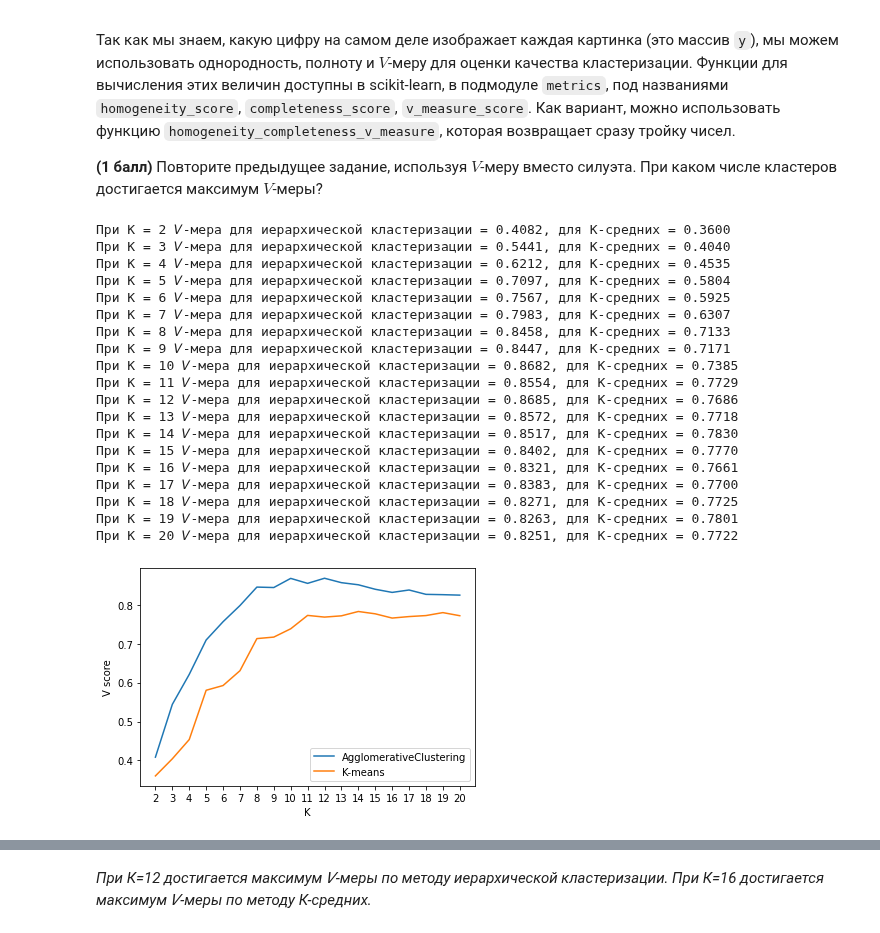
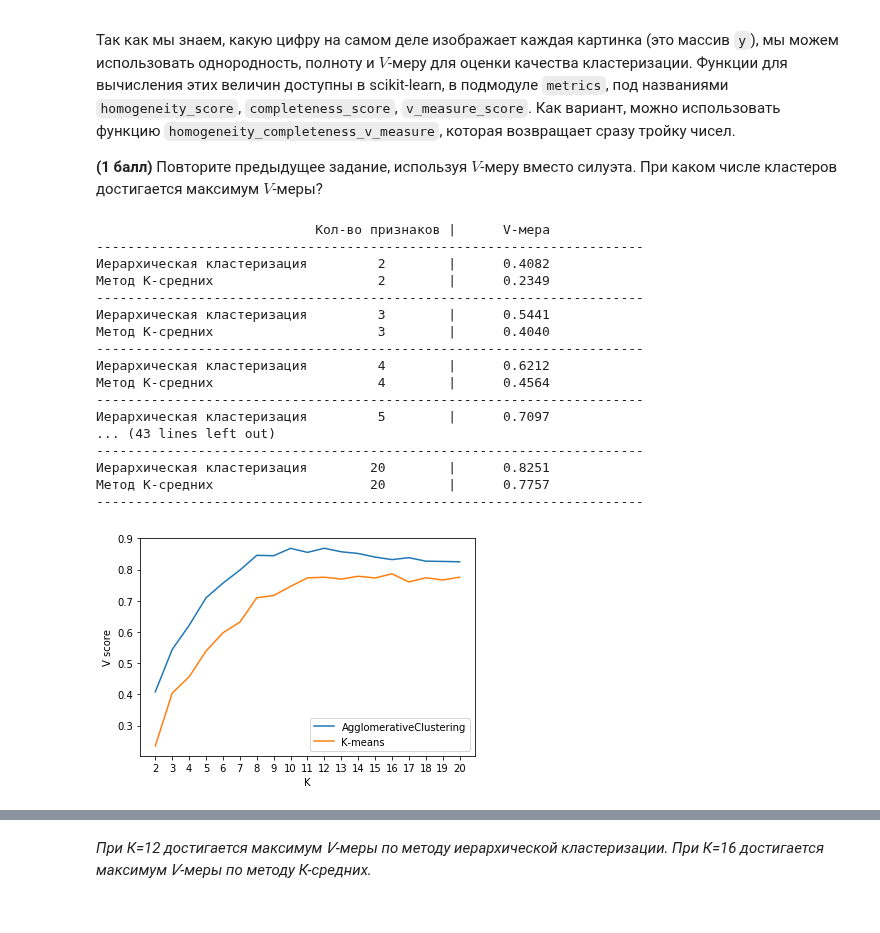
Before and after one commit to kinkpunk/ml-intro, a Jupyter notebook: 7_clustering/clustering.ipynb, the cells around one changed output, grey strips where cells are left out. Saved outputs shown, nothing was run; the diff lists cells and outputs as text; code cells hidden in the pictures.

```diff
--- a/7_clustering/clustering.ipynb
+++ b/7_clustering/clustering.ipynb
@@ -145,15 +148,22 @@ $$
 - Чтобы добавить легенду (подписи к графикам), можно воспользоваться функцией `plt.legend`. Местоположение легенды контролируется параметром `loc`.
 - Чтобы подписать координатные оси, можно воспользоваться функциями `plt.xlabel` и `plt.ylabel`.
 # %%
-cluster_agg_plot = []
-cluster_k_plot = []
+silhouette_agg = []
+silhouette_k = []
+print('                            Кол-во признаков | "Silhouette score"')
+print('-'*70)
 for i in range(2,21):
     clustering_k = KMeans(n_clusters=i, n_init=10)
     clustering_k.fit(X)
     clustering_agg = AgglomerativeClustering(n_clusters=i)
     clustering_agg.fit(X)
-    cluster_agg_plot.append(silhouette_score(X, clustering_agg.labels_))
-    cluster_k_plot.append(silhouette_score(X, clustering_k.labels_))
-    print('При K = {} "silhouette" для иерархической кластеризации = {:.4f}, для K средних = {:.4f}'.format(i, silhouette_score(X, clustering_agg.labels_)
-                                                  ,silhouette_score(X, clustering_k.labels_)))
+    silhouette_agg.append(silhouette_score(X, clustering_agg.labels_))
+    silhouette_k.append(silhouette_score(X, clustering_k.labels_))
+    #print('При K = {} "silhouette" для иерархической кластеризации = {:.4f}, для K средних = {:.4f}'.
+    #      format(i, silhouette_score(X, clustering_agg.labels_), silhouette_score(X, clustering_k.labels_)))
+    print("""Иерархическая кластеризация {:^17}| {:^17.4f}""".
+          format(i, silhouette_score(X, clustering_agg.labels_), silhouette_score(X, clustering_k.labels_)))
+    print("""Метод К-средних             {:^17}| {:^17.4f}""".
+         format(i, silhouette_score(X, clustering_agg.labels_), silhouette_score(X, clustering_agg.labels_)))
+    print('-'*70)
 # %% [output]
@@ -207,47 +213,49 @@ print("""При К={} достигается максимум "silhouette_score"
 
 **(1 балл)** Повторите предыдущее задание, используя $V$-меру вместо силуэта. При каком числе кластеров достигается максимум $V$-меры?
 # %%
-cluster_agg_plot_v = []
-cluster_k_plot_v = []
+v_measure_agg = []
+v_measure_k = []
+print('                            Кол-во признаков |      V-мера')
+print('-'*70)
 for i in range(2,21):
     clustering_k = KMeans(n_clusters=i, n_init=10)
     clustering_k.fit(X)
     clustering_agg = AgglomerativeClustering(n_clusters=i)
     clustering_agg.fit(X)
-    cluster_agg_plot_v.append(v_measure_score(y, clustering_agg.labels_))
-    cluster_k_plot_v.append(v_measure_score(y, clustering_k.labels_))
-    print("""При K = {} 𝑉-мера для иерархической кластеризации = {:.4f}, для K-средних = {:.4f}"""
-          .format(i, v_measure_score(y, clustering_agg.labels_)
-                ,v_measure_score(y, clustering_k.labels_)))
+    v_measure_agg.append(v_measure_score(y, clustering_agg.labels_))
+    v_measure_k.append(v_measure_score(y, clustering_k.labels_))
+    #print("""При K = {} 𝑉-мера для иерархической кластеризации = {:.4f}, для K-средних = {:.4f}"""
+    #      .format(i, v_measure_score(y, clustering_agg.labels_), v_measure_score(y, clustering_k.labels_)))
+    print("""Иерархическая кластеризация {:^17}| {:^17.4f}""".format(i, v_measure_score(y, clustering_agg.labels_)))
+    print("""Метод К-средних             {:^17}| {:^17.4f}""".format(i, v_measure_score(y, clustering_k.labels_)))
+    print('-'*70)
 # %% [output]
-При K = 2 𝑉-мера для иерархической кластеризации = 0.4082, для K-средних = 0.3600
-При K = 3 𝑉-мера для иерархической кластеризации = 0.5441, для K-средних = 0.4040
-При K = 4 𝑉-мера для иерархической кластеризации = 0.6212, для K-средних = 0.4535
-При K = 5 𝑉-мера для иерархической кластеризации = 0.7097, для K-средних = 0.5804
-При K = 6 𝑉-мера для иерархической кластеризации = 0.7567, для K-средних = 0.5925
-При K = 7 𝑉-мера для иерархической кластеризации = 0.7983, для K-средних = 0.6307
-При K = 8 𝑉-мера для иерархической кластеризации = 0.8458, для K-средних = 0.7133
-При K = 9 𝑉-мера для иерархической кластеризации = 0.8447, для K-средних = 0.7171
-При K = 10 𝑉-мера для иерархической кластеризации = 0.8682, для K-средних = 0.7385
-При K = 11 𝑉-мера для иерархической кластеризации = 0.8554, для K-средних = 0.7729
-При K = 12 𝑉-мера для иерархической кластеризации = 0.8685, для K-средних = 0.7686
-При K = 13 𝑉-мера для иерархической кластеризации = 0.8572, для K-средних = 0.7718
-При K = 14 𝑉-мера для иерархической кластеризации = 0.8517, для K-средних = 0.7830
-При K = 15 𝑉-мера для иерархической кластеризации = 0.8402, для K-средних = 0.7770
-При K = 16 𝑉-мера для иерархической кластеризации = 0.8321, для K-средних = 0.7661
-При K = 17 𝑉-мера для иерархической кластеризации = 0.8383, для K-средних = 0.7700
-При K = 18 𝑉-мера для иерархической кластеризации = 0.8271, для K-средних = 0.7725
-При K = 19 𝑉-мера для иерархической кластеризации = 0.8263, для K-средних = 0.7801
-При K = 20 𝑉-мера для иерархической кластеризации = 0.8251, для K-средних = 0.7722
+                            Кол-во признаков |      V-мера
+----------------------------------------------------------------------
+Иерархическая кластеризация         2        |      0.4082
+Метод К-средних                     2        |      0.2349
+----------------------------------------------------------------------
+Иерархическая кластеризация         3        |      0.5441
+Метод К-средних                     3        |      0.4040
+----------------------------------------------------------------------
+Иерархическая кластеризация         4        |      0.6212
+Метод К-средних                     4        |      0.4564
+----------------------------------------------------------------------
+Иерархическая кластеризация         5        |      0.7097
+... (43 lines left out)
+----------------------------------------------------------------------
+Иерархическая кластеризация        20        |      0.8251
+Метод К-средних                    20        |      0.7757
+----------------------------------------------------------------------
 # %%
 plt.xticks(np.arange(2,21,1))
-plt.plot(np.arange(2,21,1), cluster_agg_plot_v)
-plt.plot(np.arange(2,21,1), cluster_k_plot_v)
+plt.plot(np.arange(2,21,1), v_measure_agg)
+plt.plot(np.arange(2,21,1), v_measure_k)
 plt.ylabel('V score')
 plt.xlabel('K')
 plt.legend(['AgglomerativeClustering', 'K-means'])
 plt.show()
 # %% [output]
-[figure, old version]
+[figure, new version]
 # %%
 print("""При К={} достигается максимум 𝑉-меры для метода иерархической кластеризации равное {:.4f}"""
```
Also changed, not shown: parts of 31 cells of this notebook.
